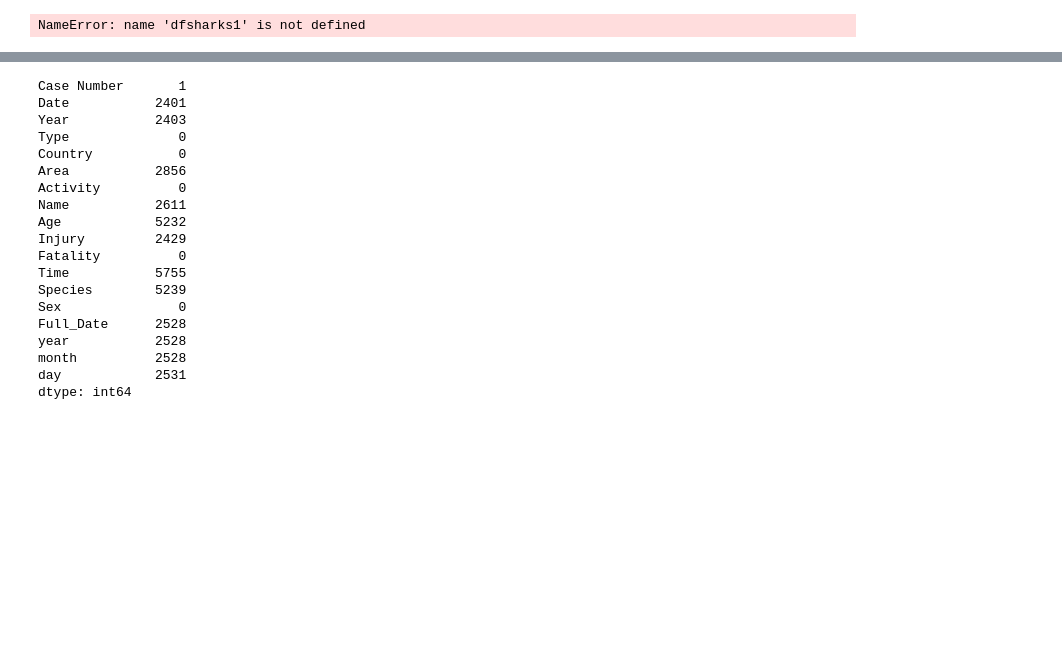
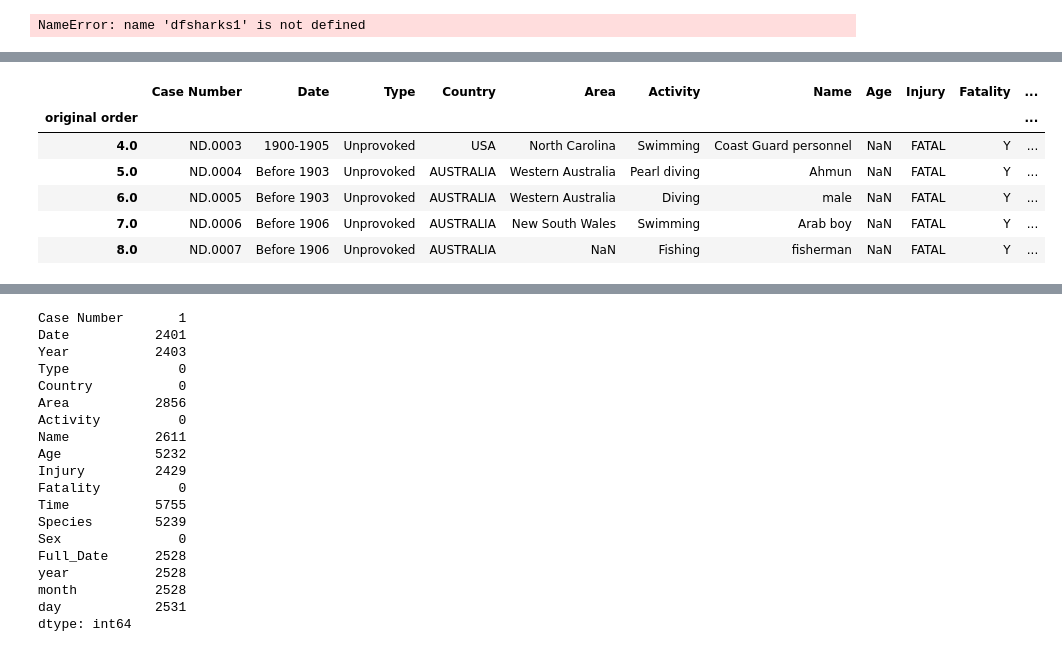
Before and after one commit to Afidalgo-fmm/Pandas-Proyect, a Jupyter notebook: Limpieza.ipynb, the cells around one changed output, grey strips where cells are left out. Drawn from its saved outputs; the diff is of its cells as text; code cells hidden in the pictures; blank space fills up the shorter version.

```diff
--- a/Limpieza.ipynb
+++ b/Limpieza.ipynb
@@ -141,6 +136,15 @@ dfPaises.columns = ['Pais','Ataques']
 dfPaises.to_csv("Paises.csv", index = True)
 # %%
 df = dfSharks1[dfSharks1['Country'].isin(top)]
+df.head()
+# %% [output]
+|  | Case Number | Date | Type | Country | Area | Activity | Name | Age | Injury | Fatality | ... |
+| original order |  |  |  |  |  |  |  |  |  |  | ... |
+| 4.0 | ND.0003 | 1900-1905 | Unprovoked | USA | North Carolina | Swimming | Coast Guard personnel | NaN | FATAL | Y | ... |
+| 5.0 | ND.0004 | Before 1903 | Unprovoked | AUSTRALIA | Western Australia | Pearl diving | Ahmun | NaN | FATAL | Y | ... |
+| 6.0 | ND.0005 | Before 1903 | Unprovoked | AUSTRALIA | Western Australia | Diving | male | NaN | FATAL | Y | ... |
+| 7.0 | ND.0006 | Before 1906 | Unprovoked | AUSTRALIA | New South Wales | Swimming | Arab boy | NaN | FATAL | Y | ... |
+| 8.0 | ND.0007 | Before 1906 | Unprovoked | AUSTRALIA | NaN | Fishing | fisherman | NaN | FATAL | Y | ... |
 # %%
 df.Country.unique()
 # %% [output]
```
Also changed, not shown: parts of 10 cells of this notebook, 2 other files.
